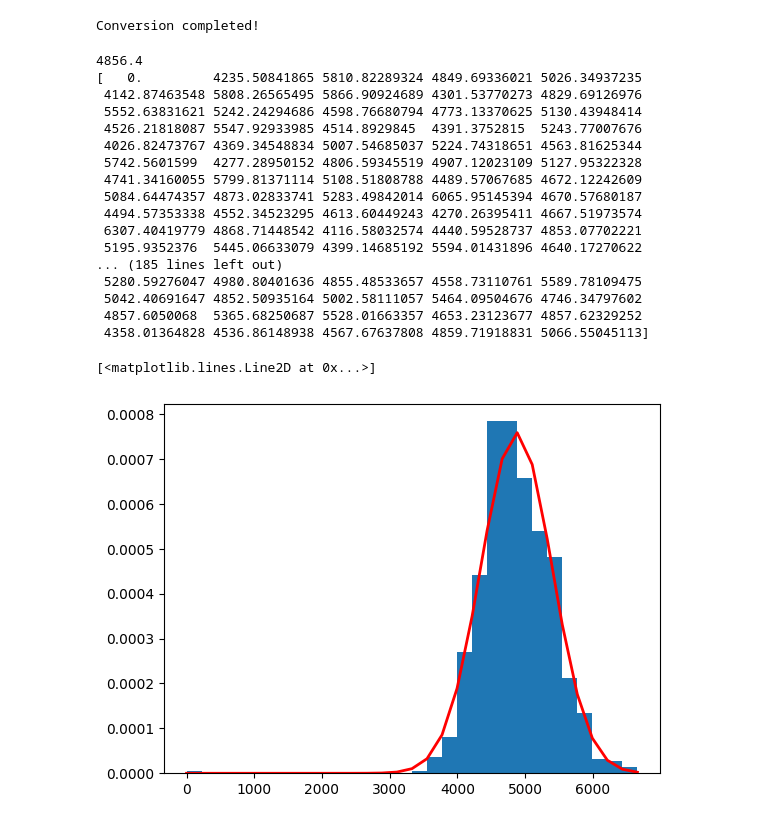
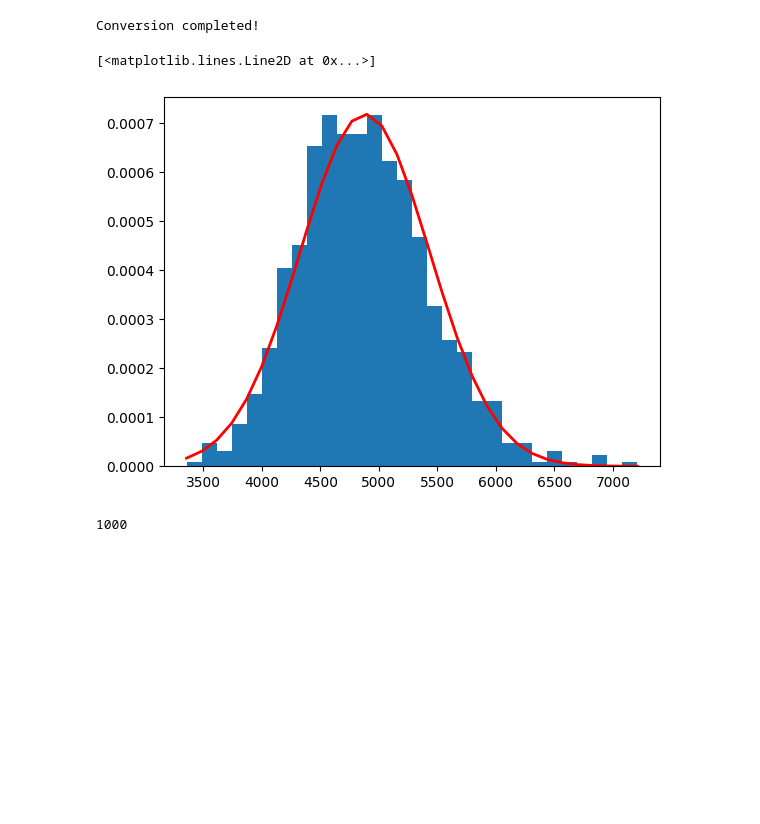
Before and after one commit to MeigeYang/Var_Calculator, a Jupyter notebook: rate_ln.ipynb, the cells around one changed output. Cells and saved outputs as stored; diff of their text form; code cells hidden in the pictures; blank space fills up the shorter version.

```diff
--- a/rate_ln.ipynb
+++ b/rate_ln.ipynb
@@ -55,65 +55,61 @@ Conversion completed!
 # %%
 import pandas as pd
 import numpy as np
 import matplotlib.pyplot as plt
 IF1_path = 'IF_1.csv'
 
 # Read the CSV file
 IF1 = pd.read_csv(IF1_path)
 
 # Extract the specific columns
 new_close_pl_rate = IF1['new_close_pl_rate']
 new_settle_pl_rate = IF1['new_settle_pl_rate']
 price = IF1['new_close']
 
 # Display the columns
 
 mu = new_close_pl_rate.mean()
 sigma = new_close_pl_rate.std()
 
 
-# Given values
-S_0 = price[0]  # example initial stock price
-print(S_0)
-t = 1/100  # example time period
-  # simulate the Wiener process
-
-s = np.zeros(1000)
-
-# Calculate St using the GBM formula
-for i in range(1, 1000):
-    s_t = S_0
-    for n in range(1,100):
-        W_t = np.random.standard_normal()
-        s_t = s_t * np.exp((mu - 0.5 * sigma**2) * t + sigma * W_t)
-    s[i] = s_t
-
-print(s)
-sigma_s = np.std(s)
-mu_s = np.mean(s)
+# Function to calculate the S array using GBM formula
+def calculate_s_array(S_0, mu, sigma, t, num_steps=1000, num_simulations=100):
+    s = np.zeros(num_steps)
+    s[0] = S_0
+    for i in range(1, num_steps):
+        s_t = S_0
+        for n in range(num_simulations):
+            W_t = np.random.standard_normal()
+            s_t *= np.exp((mu - 0.5 * sigma**2) * t + sigma * W_t)
+        s[i] = s_t
+    return s
 
 
-count, bins, ignored = plt.hist(s, 30, density=True)
+# Example initial stock price
+S_0 = price.iloc[0]
+t = 1 / 100  # example time period
+
+# Create a 2D array to store the s arrays for every price in the price array
+num_prices = len(price)
+s_2d_array = np.zeros((num_prices, 1000))
+
+for i in range(num_prices):
+    S_0 = price.iloc[i]
+    s_2d_array[i] = calculate_s_array(S_0, mu, sigma, t)
+
+# The price distribution of one option
+sigma_s = np.std(s_2d_array[0])
+mu_s = np.mean(s_2d_array[0])
+
+
+count, bins, ignored = plt.hist(s_2d_array[0], 30, density=True)
 plt.plot(bins, 1/(sigma_s * np.sqrt(2 * np.pi)) *
                np.exp( - (bins - mu_s)**2 / (2 * sigma_s**2) ),
          linewidth=2, color='r')
 # %% [output]
-4856.4
-[   0.         4235.50841865 5810.82289324 4849.69336021 5026.34937235
- 4142.87463548 5808.26565495 5866.90924689 4301.53770273 4829.69126976
- 5552.63831621 5242.24294686 4598.76680794 4773.13370625 5130.43948414
- 4526.21818087 5547.92933985 4514.8929845  4391.3752815  5243.77007676
- 4026.82473767 4369.34548834 5007.54685037 5224.74318651 4563.81625344
- 5742.5601599  4277.28950152 4806.59345519 4907.12023109 5127.95322328
- 4741.34160055 5799.81371114 5108.51808788 4489.57067685 4672.12242609
- 5084.64474357 4873.02833741 5283.49842014 6065.95145394 4670.57680187
- 4494.57353338 4552.34523295 4613.60449243 4270.26395411 4667.51973574
- 6307.40419779 4868.71448542 4116.58032574 4440.59528737 4853.07702221
- 5195.9352376  5445.06633079 4399.14685192 5594.01431896 4640.17270622
-... (185 lines left out)
- 5280.59276047 4980.80401636 4855.48533657 4558.73110761 5589.78109475
- 5042.40691647 4852.50935164 5002.58111057 5464.09504676 4746.34797602
- 4857.6050068  5365.68250687 5528.01663357 4653.23123677 4857.62329252
- 4358.01364828 4536.86148938 4567.67637808 4859.71918831 5066.55045113]
+[<matplotlib.lines.Line2D at 0x...>]
-[<matplotlib.lines.Line2D at 0x...>]
-[figure, old version]
+[figure, new version]
+# %%
+print(len(s_2d_array[0]))
+# %% [output]
+1000
```
